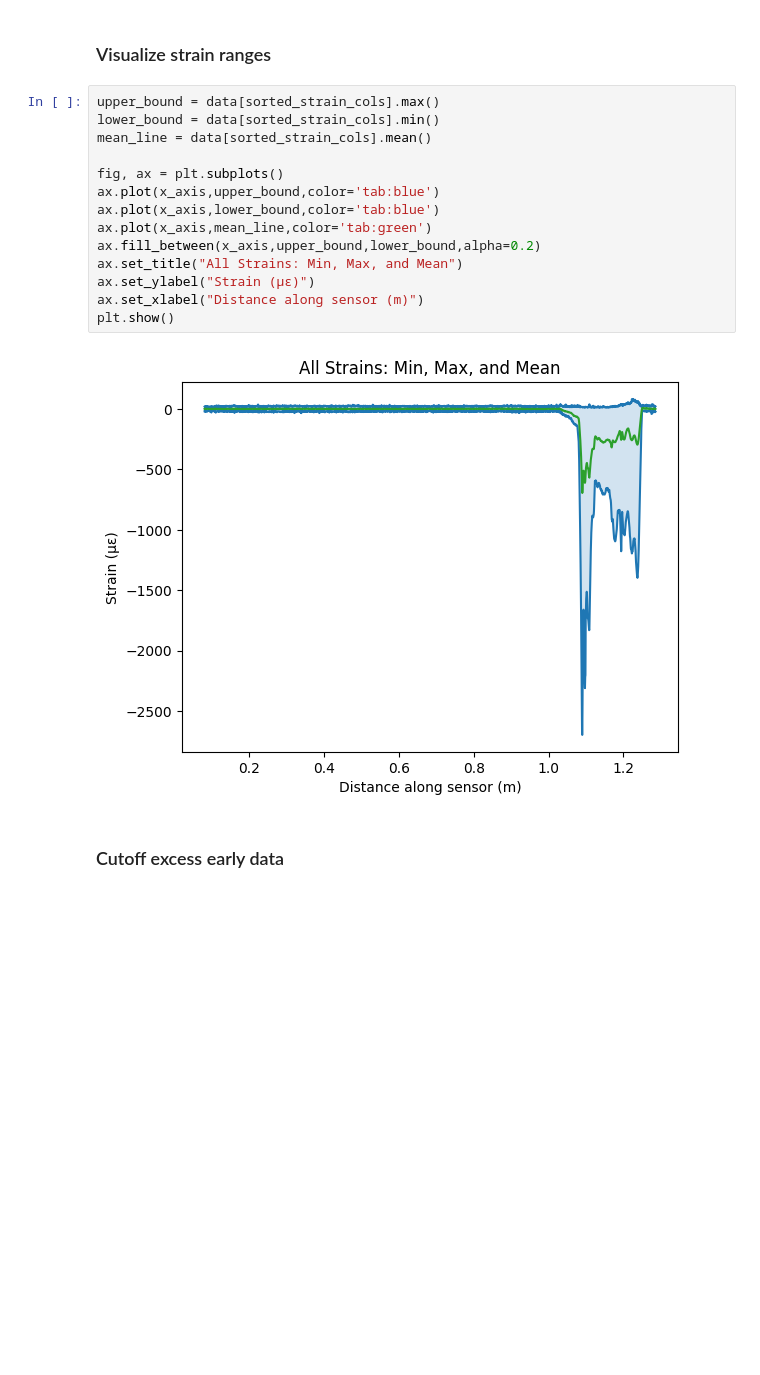
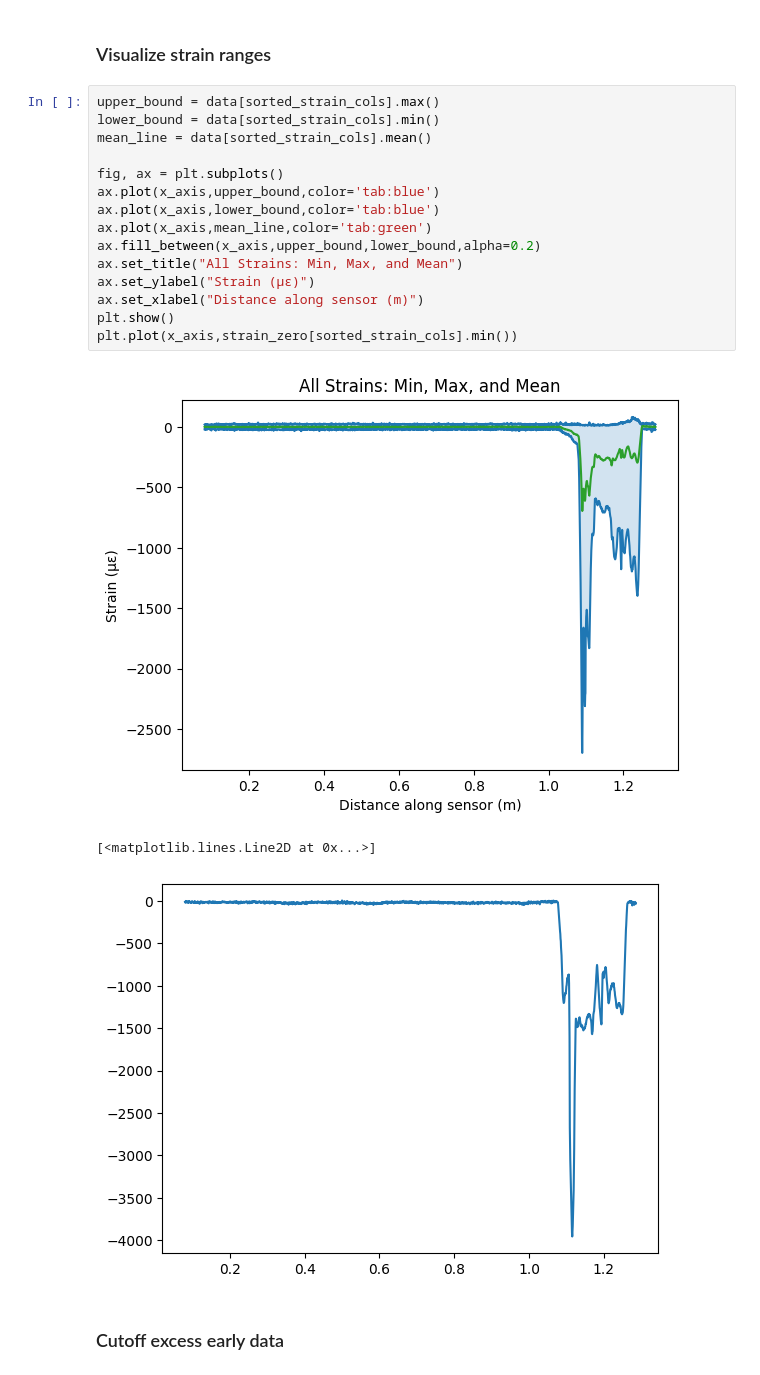
Before and after one commit to Jskacines/strain_learning, a Jupyter notebook: vicon_CNN.ipynb, the cells around one changed output. Drawn from its saved outputs; the diff is of its cells as text; blank space fills up the shorter version.

```diff
--- a/vicon_CNN.ipynb
+++ b/vicon_CNN.ipynb
@@ -133,19 +144,22 @@ display(data)
 # %%
 upper_bound = data[sorted_strain_cols].max()
 lower_bound = data[sorted_strain_cols].min()
 mean_line = data[sorted_strain_cols].mean()
 
 fig, ax = plt.subplots()
 ax.plot(x_axis,upper_bound,color='tab:blue')
 ax.plot(x_axis,lower_bound,color='tab:blue')
 ax.plot(x_axis,mean_line,color='tab:green')
 ax.fill_between(x_axis,upper_bound,lower_bound,alpha=0.2)
 ax.set_title("All Strains: Min, Max, and Mean")
 ax.set_ylabel("Strain (με)")
 ax.set_xlabel("Distance along sensor (m)")
 plt.show()
+plt.plot(x_axis,strain_zero[sorted_strain_cols].min())
 # %% [output]
 [figure]
+[<matplotlib.lines.Line2D at 0x...>]
+[figure, added]
 # %% [markdown]
 ### Cutoff excess early data
 # %%
```
Also changed, not shown: parts of 13 cells of this notebook, 1 other file.
